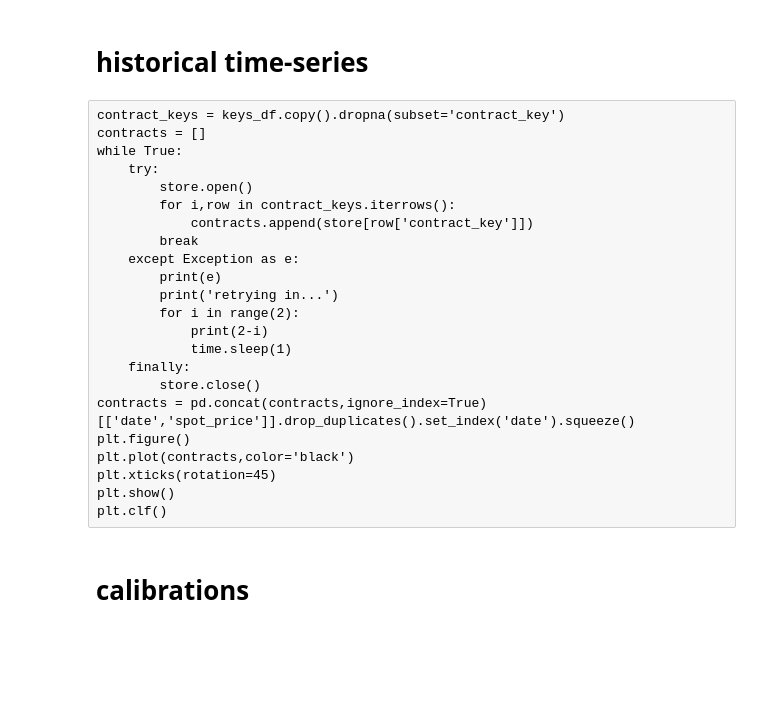
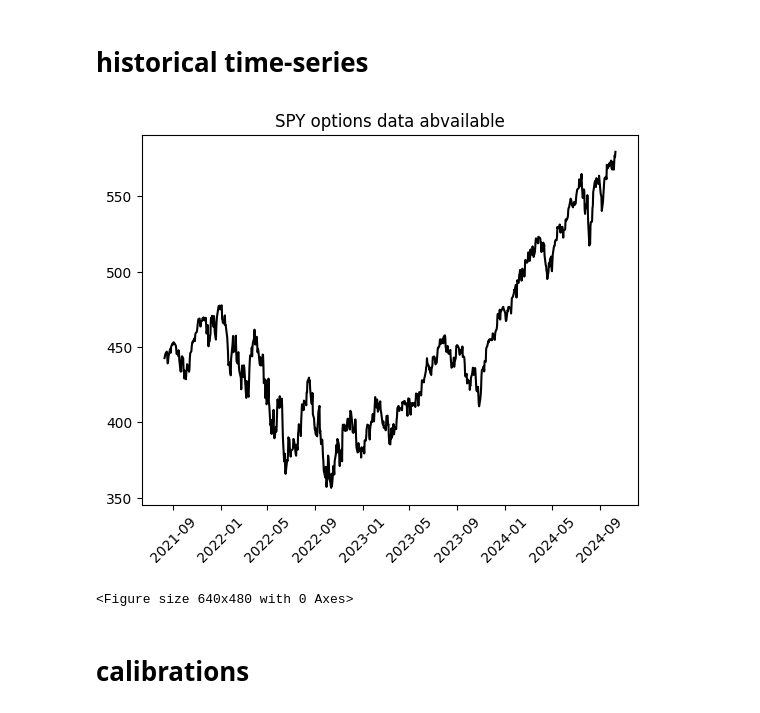
Before and after one commit to boomelage/machine-learning-option-pricing, a Jupyter notebook: historical_data/historical_av_collection/historical_av_data.ipynb, the cells around one changed output. Drawn from its saved outputs; the diff is of its cells as text; code cells hidden in the pictures; blank space fills up the shorter version.

```diff
--- a/historical_data/historical_av_collection/historical_av_data.ipynb
+++ b/historical_data/historical_av_collection/historical_av_data.ipynb
@@ -40,28 +57,32 @@ keys_df
 # %% [markdown]
 # historical time-series
-# %% [raw]
-contract_keys = keys_df.copy().dropna(subset='contract_key')
-contracts = []
-while True:
-    try:
-        store.open()
-        for i,row in contract_keys.iterrows():
-            contracts.append(store[row['contract_key']])
-        break
-    except Exception as e:
-        print(e)
-        print('retrying in...')
-        for i in range(2):
-            print(2-i)
-            time.sleep(1)
-    finally:
-        store.close()
-contracts = pd.concat(contracts,ignore_index=True)[['date','spot_price']].drop_duplicates().set_index('date').squeeze()
-plt.figure()
-plt.plot(contracts,color='black')
-plt.xticks(rotation=45)
-plt.show()
-plt.clf()
+# %%
+contract_keys = keys_df.copy().dropna(subset='contract_key')
+contracts = []
+while True:
+    try:
+        store.open()
+        for i,row in contract_keys.iterrows():
+            contracts.append(store[row['contract_key']])
+        break
+    except Exception as e:
+        print(e)
+        print('retrying in...')
+        for i in range(2):
+            print(2-i)
+            time.sleep(1)
+    finally:
+        store.close()
+contracts = pd.concat(contracts,ignore_index=True)[['date','spot_price']].drop_duplicates().set_index('date').squeeze()
+plt.figure()
+plt.plot(contracts,color='black')
+plt.xticks(rotation=45)
+plt.title(symbol + ' options data abvailable')
+plt.show()
+plt.clf()
+# %% [output]
+[figure, added]
+<Figure size 640x480 with 0 Axes>
 # %% [markdown]
 # calibrations
 # %%
```
Also changed, not shown: parts of 13 cells of this notebook, 10 other files.
